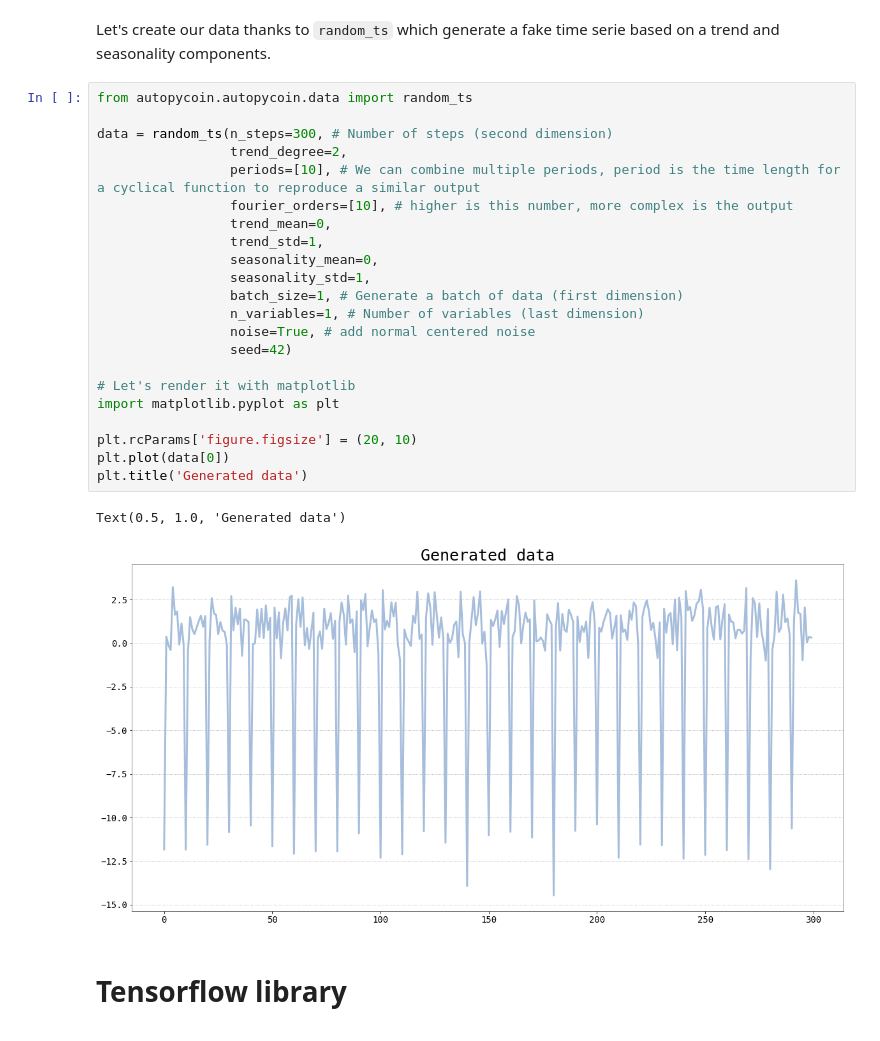
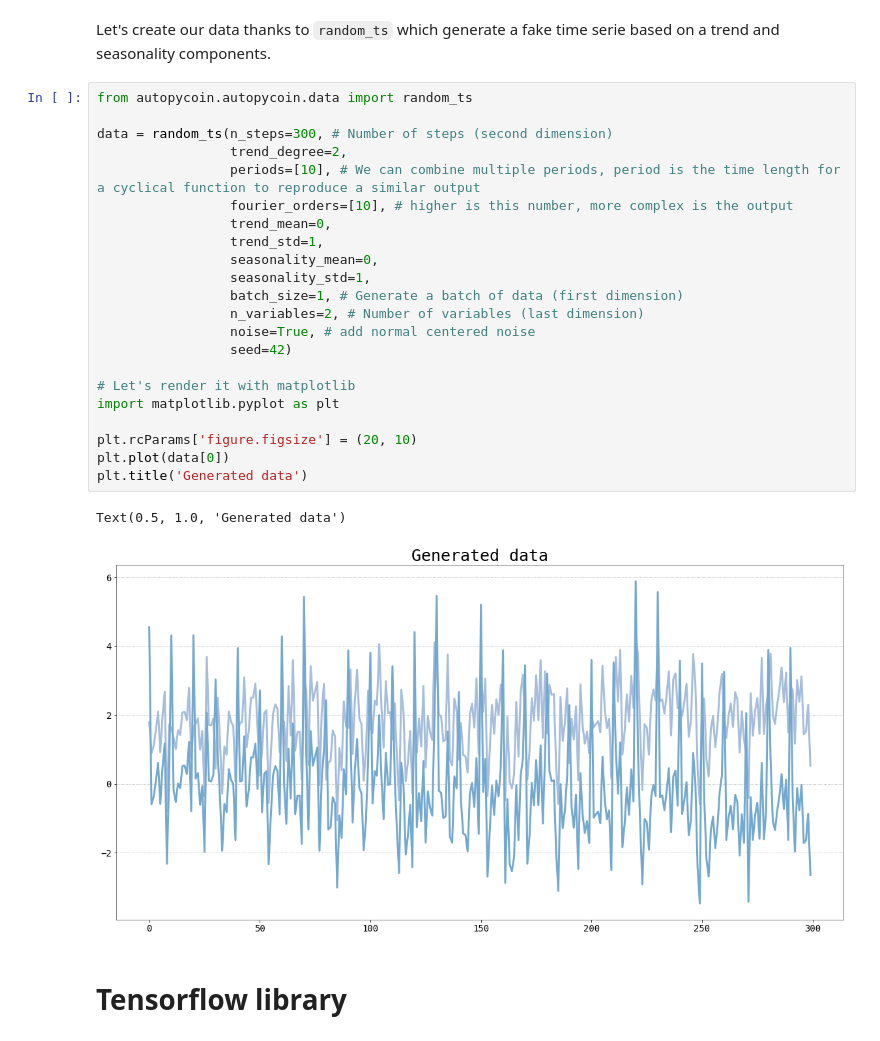
Before and after one commit to AutocoinLab/autopycoin, a Jupyter notebook: examples/get_started.ipynb, the cells around one changed output. Cells and saved outputs as stored; diff of their text form.

```diff
--- a/examples/get_started.ipynb
+++ b/examples/get_started.ipynb
@@ -13,28 +13,28 @@ Let's create our data thanks to `random_ts` which generate a fake time serie bas
 # %%
 from autopycoin.autopycoin.data import random_ts
 
 data = random_ts(n_steps=300, # Number of steps (second dimension)
                  trend_degree=2,
                  periods=[10], # We can combine multiple periods, period is the time length for a cyclical function to reproduce a similar output
                  fourier_orders=[10], # higher is this number, more complex is the output
                  trend_mean=0,
                  trend_std=1,
                  seasonality_mean=0,
                  seasonality_std=1,
                  batch_size=1, # Generate a batch of data (first dimension)
-                 n_variables=1, # Number of variables (last dimension)
+                 n_variables=2, # Number of variables (last dimension)
                  noise=True, # add normal centered noise
                  seed=42)
 
 # Let's render it with matplotlib
 import matplotlib.pyplot as plt
 
 plt.rcParams['figure.figsize'] = (20, 10)
 plt.plot(data[0])
 plt.title('Generated data')
 # %% [output]
 Text(0.5, 1.0, 'Generated data')
-[figure, old version]
+[figure, new version]
 # %% [markdown]
 # Tensorflow library
 # %% [markdown]
```
Also changed, not shown: parts of 17 cells of this notebook, 16 other files.
